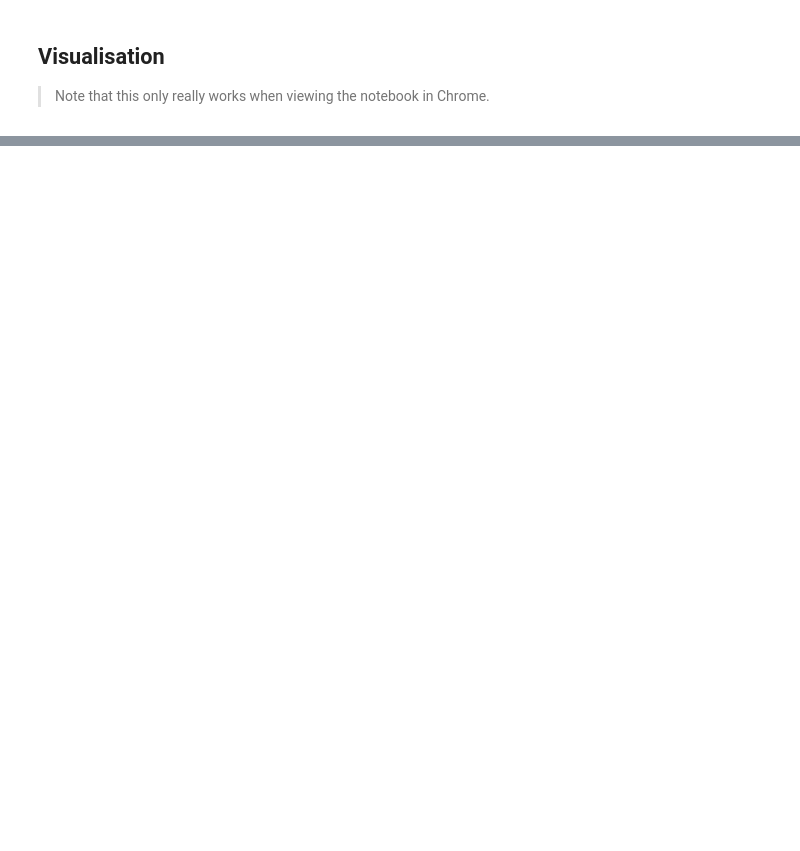
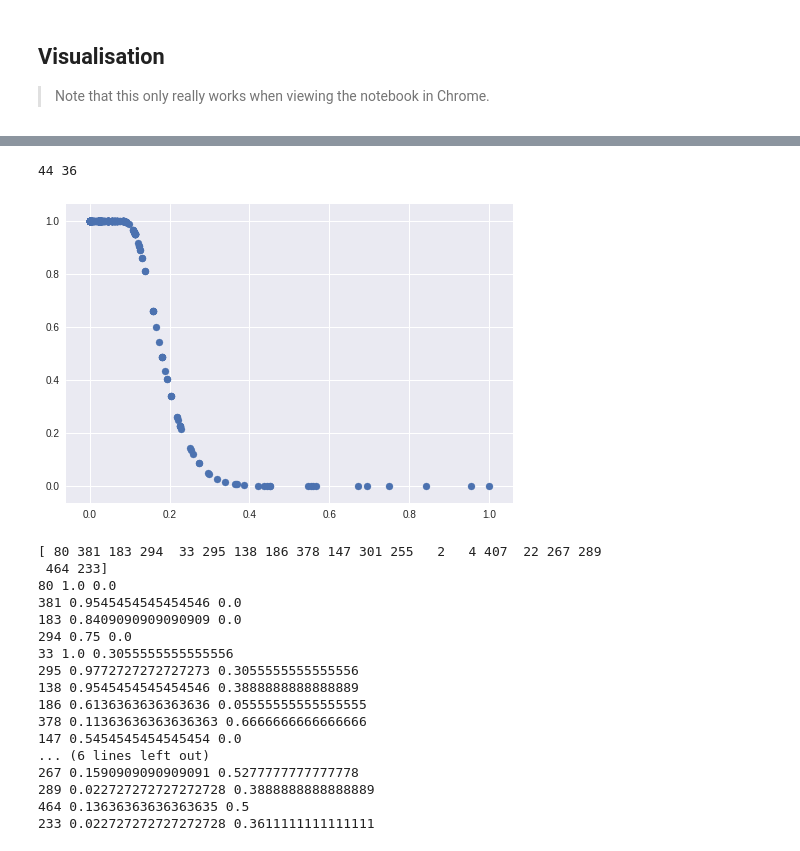
Before and after one commit to leesteinberg/chemapper, a Jupyter notebook: notebooks/ZINC-FL_space.ipynb, the cells around one changed output, grey strips where cells are left out. Cells and saved outputs as stored; diff of their text form; code cells hidden in the pictures; blank space fills up the shorter version.

Commit message:
update ZINC fl notebook Add bit on using KS testing to find significant bits

```diff
--- a/notebooks/ZINC-FL_space.ipynb
+++ b/notebooks/ZINC-FL_space.ipynb
@@ -327,0 +337,66 @@ display(path_html='./networks/ZINC-FL_space/network.html')
+# %%
+## Create two sets to compare
+## These are adjacent sets in the network, but we could pick any grouping we want
+def id_to_clusterid(id):
+    return 'cube%d_cluster%d' % (id[0], id[1])
+
+set1_ids = [(496,1), (498,0), (495,0)]
+set2_ids = [(665,0), (695,0), (666,1), (637,2)]
+
+set1_clusterids = list(map(id_to_clusterid, set1_ids))
+set2_clusterids = list(map(id_to_clusterid, set2_ids))
+
+set1_points = []
+for clusterid in set1_clusterids:
+    set1_points += network['nodes'][clusterid]
+set1_points = list(set(set1_points))
+
+
+set2_points = []
+for clusterid in set2_clusterids:
+    set2_points += network['nodes'][clusterid]
+set2_points = list(set(set2_points))
+
+print(len(set1_points),len(set2_points))
+# %% [output]
+44 36
+# %%
+## Use KS testing to find significant bits
+## As these are adjacent pairs we don't expect to find hugely significant p-values
+from scipy.stats import ks_2samp
+
+ks_scores = np.zeros((nBits, 2))
+for i in range(nBits):
+    dim_set1 = fp_arr[set1_points, i]
+    dim_set2 = fp_arr[set2_points,i]
+    ks_scores[i] = list(ks_2samp(dim_set1, dim_set2))
+
+plt.scatter(ks_scores[:,0], ks_scores[:,1])
+plt.show()
+
+n_important = 20
+significant_bit_indices = np.argsort(ks_scores[:,1])[:n_important]
+print(significant_bit_indices)
+
+# Get the values of n_0i - n_0j
+for bit in significant_bit_indices:
+    print(bit, fp_arr[set1_points, bit].mean(), fp_arr[set2_points, bit].mean())
+# %% [output]
+[figure, added]
+[ 80 381 183 294  33 295 138 186 378 147 301 255   2   4 407  22 267 289
+ 464 233]
+80 1.0 0.0
+381 0.9545454545454546 0.0
+183 0.8409090909090909 0.0
+294 0.75 0.0
+33 1.0 0.3055555555555556
+295 0.9772727272727273 0.3055555555555556
+138 0.9545454545454546 0.3888888888888889
+186 0.6136363636363636 0.05555555555555555
+378 0.11363636363636363 0.6666666666666666
+147 0.5454545454545454 0.0
+... (6 lines left out)
+267 0.1590909090909091 0.5277777777777778
+289 0.022727272727272728 0.3888888888888889
+464 0.13636363636363635 0.5
+233 0.022727272727272728 0.3611111111111111
```
Also changed, not shown: parts of 9 cells of this notebook.
